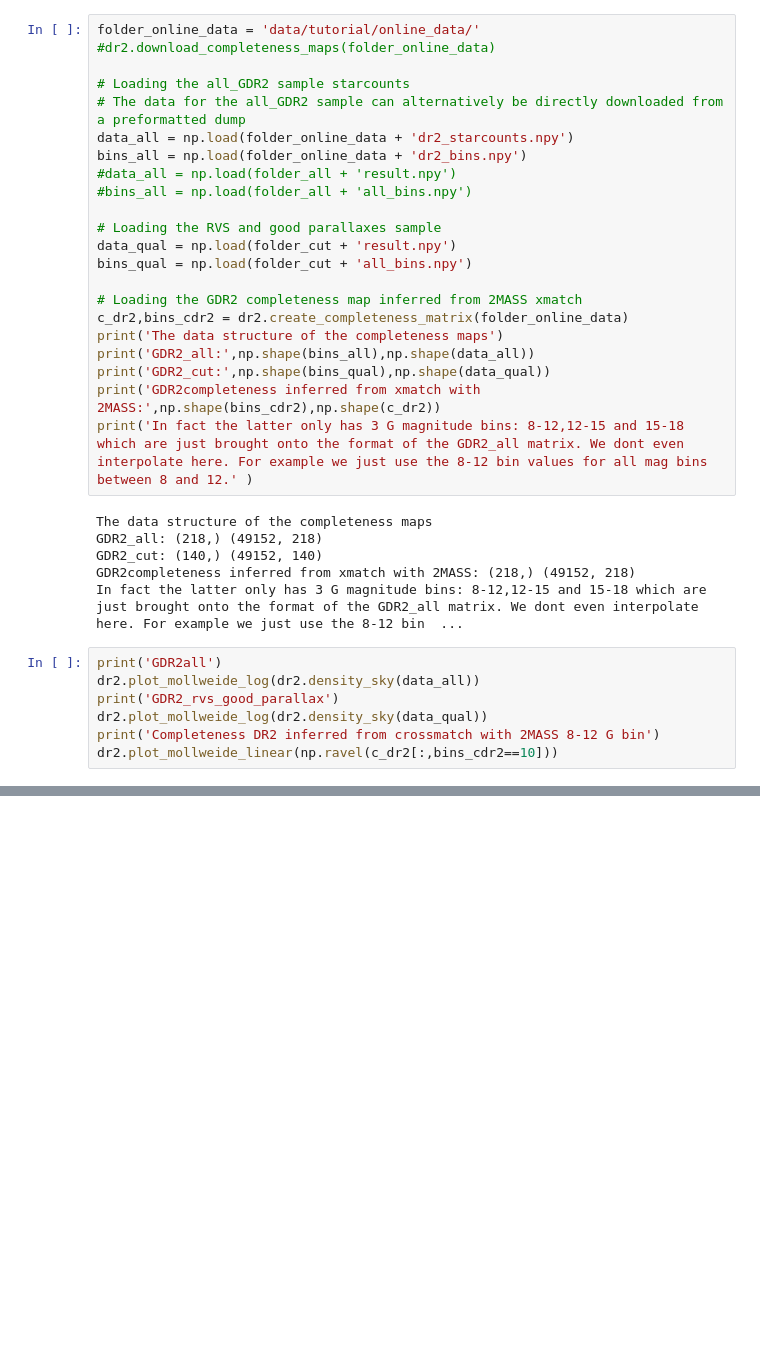
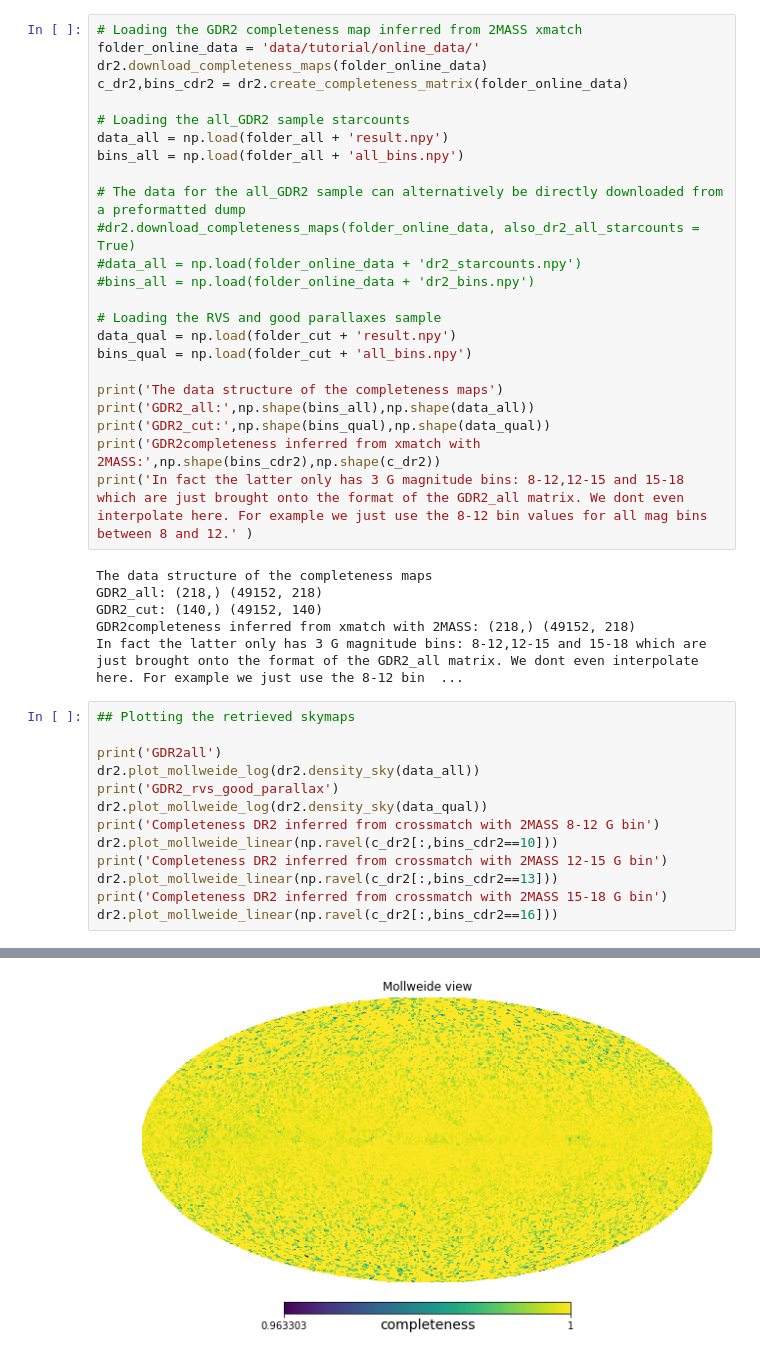
Before and after one commit to jan-rybizki/gdr2_completeness, a Jupyter notebook: tutorials/[2]Completeness tutorial_gdr2_light.ipynb, the cells around one changed output, grey strips where cells are left out. Drawn from its saved outputs; the diff is of its cells as text; blank space fills up the shorter version.

```diff
--- a/tutorials/[2]Completeness tutorial_gdr2_light.ipynb
+++ b/tutorials/[2]Completeness tutorial_gdr2_light.ipynb
@@ -76,20 +100,22 @@ number of hpx chunks: 48
 # %%
+# Loading the GDR2 completeness map inferred from 2MASS xmatch
 folder_online_data = 'data/tutorial/online_data/'
-#dr2.download_completeness_maps(folder_online_data)
+dr2.download_completeness_maps(folder_online_data)
+c_dr2,bins_cdr2 = dr2.create_completeness_matrix(folder_online_data)
 
 # Loading the all_GDR2 sample starcounts
+data_all = np.load(folder_all + 'result.npy')
+bins_all = np.load(folder_all + 'all_bins.npy')
+
 # The data for the all_GDR2 sample can alternatively be directly downloaded from a preformatted dump
-data_all = np.load(folder_online_data + 'dr2_starcounts.npy')
-bins_all = np.load(folder_online_data + 'dr2_bins.npy')
-#data_all = np.load(folder_all + 'result.npy')
-#bins_all = np.load(folder_all + 'all_bins.npy')
+#dr2.download_completeness_maps(folder_online_data, also_dr2_all_starcounts = True)
+#data_all = np.load(folder_online_data + 'dr2_starcounts.npy')
+#bins_all = np.load(folder_online_data + 'dr2_bins.npy')
 
 # Loading the RVS and good parallaxes sample
 data_qual = np.load(folder_cut + 'result.npy')
 bins_qual = np.load(folder_cut + 'all_bins.npy')
 
-# Loading the GDR2 completeness map inferred from 2MASS xmatch
-c_dr2,bins_cdr2 = dr2.create_completeness_matrix(folder_online_data)
 print('The data structure of the completeness maps')
 print('GDR2_all:',np.shape(bins_all),np.shape(data_all))
 print('GDR2_cut:',np.shape(bins_qual),np.shape(data_qual))
@@ -102,12 +128,18 @@ GDR2_cut: (140,) (49152, 140)
 GDR2completeness inferred from xmatch with 2MASS: (218,) (49152, 218)
 In fact the latter only has 3 G magnitude bins: 8-12,12-15 and 15-18 which are just brought onto the format of the GDR2_all matrix. We dont even interpolate here. For example we just use the 8-12 bin  ...
 # %%
+## Plotting the retrieved skymaps
+
 print('GDR2all')
 dr2.plot_mollweide_log(dr2.density_sky(data_all))
 print('GDR2_rvs_good_parallax')
 dr2.plot_mollweide_log(dr2.density_sky(data_qual))
 print('Completeness DR2 inferred from crossmatch with 2MASS 8-12 G bin')
 dr2.plot_mollweide_linear(np.ravel(c_dr2[:,bins_cdr2==10]))
+print('Completeness DR2 inferred from crossmatch with 2MASS 12-15 G bin')
+dr2.plot_mollweide_linear(np.ravel(c_dr2[:,bins_cdr2==13]))
+print('Completeness DR2 inferred from crossmatch with 2MASS 15-18 G bin')
+dr2.plot_mollweide_linear(np.ravel(c_dr2[:,bins_cdr2==16]))
 # %% [output]
 GDR2all
 [figure]
@@ -117,0 +151 @@ Completeness DR2 inferred from crossmatch with 2MASS 8-12 G bin
+[figure, added]
```
Also changed, not shown: parts of 7 cells of this notebook, 2 other files.
